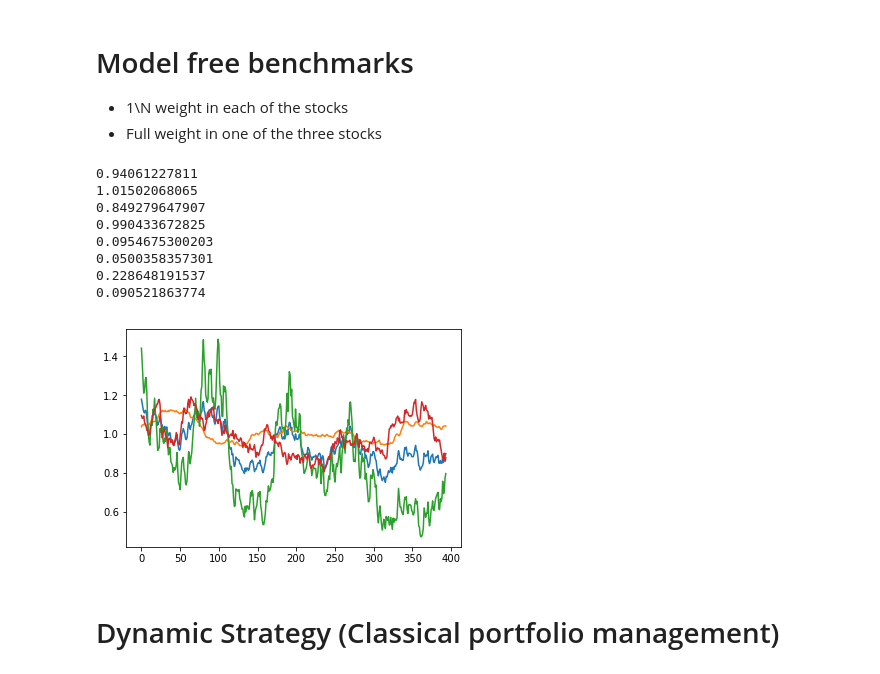
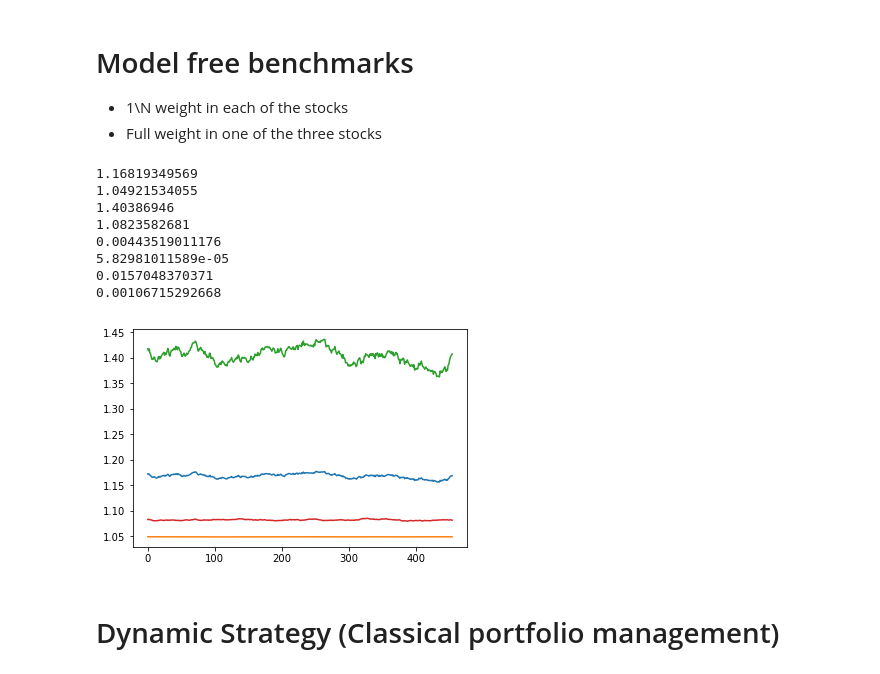
Before and after one commit to laurensWe/MThesis, a Jupyter notebook: SIM_Benchmarks (e.w. and classical)-Extra(TO + RU).ipynb, the cells around one changed output. Drawn from its saved outputs; the diff is of its cells as text; code cells hidden in the pictures.

```diff
--- a/SIM_Benchmarks (e.w. and classical)-Extra(TO + RU).ipynb
+++ b/SIM_Benchmarks (e.w. and classical)-Extra(TO + RU).ipynb
@@ -22,3 +23,9 @@ data = mdata[['r','xs','xb']]
+# %%
+# Read written away simulated data
+# VAR, CER and , BVAR
+mdata = pd.read_excel('sim_data_CER.xlsx') #Three stocks (R,X_s,X_b) Without predictors
+data = mdata[['r','xs','xb']]
+dates = mdata['Date']
 # %% [markdown]
 # Constant Expectated Return
 
@@ -114,7 +124,7 @@ n = Y.shape[1]
 X = np.column_stack([np.ones(T), Y1])
 
 #The gibbs sampler
-def gibbs(X,Y,N=2000,thin=1000):
+def gibbs(X,Y,N=2000,thin=100):
     # initialize variables
     Sigmalist = []
     Blist = []
@@ -136,6 +146,7 @@ def gibbs(X,Y,N=2000,thin=1000):
             Bhat = (X.T*X).I*(X.T*Y)
             Btemp = Bhat.reshape((1,-1)).T
             Btemp2 = [int(elem) for elem in Btemp]
+            ## TRUNCATED NORMAL (NOT INCLUDED NOW!!!)
             B = np.random.multivariate_normal(Btemp2,np.kron(Sigma,(X.T*X).I))
             # reshape in order to remove the vectorization
             B = B.reshape((n,n+1))
@@ -146,11 +157,28 @@ def gibbs(X,Y,N=2000,thin=1000):
     return Sigmalist,Blist
 
 Sigmalist, Blist = gibbs(X,Y)
-# %%
-# Read written away simulated data
-data = pd.read_excel('sim_data_VAR.xlsx') #Three stocks (R,X_s,X_b) Without predictors
-data.index = data['Date']
-del data['Date']
+# %%
+# Simulate from the BVAR model and write away data
+sim = [[0 for x in range(mdata.shape[1]-1)] for k in range(0,mdata.shape[0])]
+
+for k in range(0,mdata.shape[0]):
+    if k == 0:
+        Bhat = data[0:1].values.dot(Blist[0][:,1:4].transpose())
+        Bhat = Bhat[0] + Blist[0][:,0]
+    else:
+        Bhat = np.array(np.array(sim[k-1]).dot(Blist[k][:,1:4].transpose()))
+    eps = np.random.multivariate_normal([0,0,0],Sigmalist[k])
+    sim[k][0] = Bhat[0] + eps[0]
+    sim[k][1] = Bhat[1] + eps[1]
+    sim[k][2] = Bhat[2] + eps[2]
+
+tempdata = pd.DataFrame(sim)
+tempdata.columns = mdata.columns[1:4]
+tempdata.index = dates
+data = tempdata
+
+# Write away the simulated data in order for it to be reused in each model
+# data.to_excel('sim_data_BVAR.xlsx', sheet_name='sheet1')    # already written away :)
 # %% [markdown]
 # Model free benchmarks
 - 1\N weight in each of the stocks
@@ -167,54 +195,55 @@ r0list = []
 r1list = []
 r2list = []
 r3list = []
-for i in range(239,753-120):
+
+for i in range(240,int(data.shape[0])-60):
     r0 = 0
     r1 = 0
     r2 = 0
     r3 = 0
-    for j in range(1,60):
+    for j in range(0,60):
         s1 = data.iloc[i+j,0:4].values.reshape(1,3)
         r0 += sum(a0*s1[0])
         r1 += sum(a1*s1[0])
         r2 += sum(a2*s1[0])
         r3 += sum(a3*s1[0])
     # transform from cumulative log return to Terminal wealth (given starting wealth is normalized to 1)
     r0 = np.exp(r0)
     r1 = np.exp(r1)
     r2 = np.exp(r2)
     r3 = np.exp(r3)
     r0list.append(r0)
     r1list.append(r1)
     r2list.append(r2)
     r3list.append(r3)
 
 plt.plot(r0list)
 plt.plot(r1list)
 plt.plot(r2list)
 plt.plot(r3list)
 
 print(np.mean(r0list))
 print(np.mean(r1list))
 print(np.mean(r2list))
 print(np.mean(r3list))
 
 print(np.sqrt(np.var(r0list)))
 print(np.sqrt(np.var(r1list)))
 print(np.sqrt(np.var(r2list)))
 print(np.sqrt(np.var(r3list)))
 
-df = pd.DataFrame({'1/N':r0list, 'full r': r1list, 'full Xs':r2list,'full Xb':r3list})
-df.to_excel('Results_MF_Benchmark.xlsx', sheet_name='sheet1')
+df = pd.DataFrame({'1/N':r0list, 'full r': r1list, 'full Xs':r2list,'full Xb':r3list, 'Date':mdata['Date'][240:(int(data.shape[0])-60)]})
+df.to_excel('Results_MF_Benchmark_CER.xlsx', sheet_name='sheet1')
 # %% [output]
-0.94061227811
-1.01502068065
-0.849279647907
-0.990433672825
-0.0954675300203
-0.0500358357301
-0.228648191537
-0.090521863774
+1.16819349569
+1.04921534055
+1.40386946
+1.0823582681
+0.00443519011176
+5.82981011589e-05
+0.0157048370371
+0.00106715292668
-[figure, old version]
+[figure, new version]
 # %% [markdown]
 # Dynamic Strategy (Classical portfolio management)
 # %%
```
Also changed, not shown: parts of 4 cells of this notebook, 45 other files.
